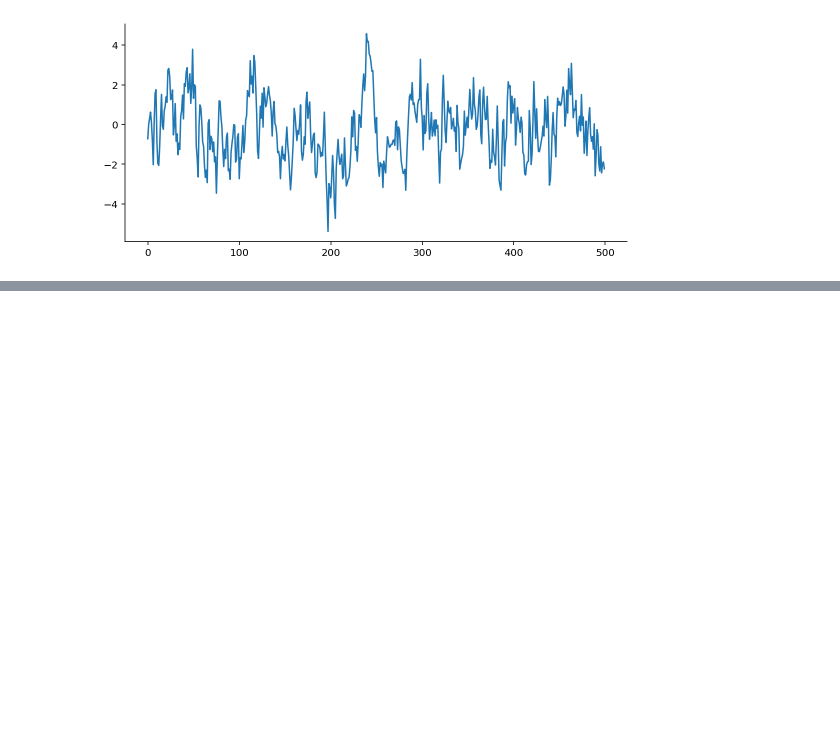
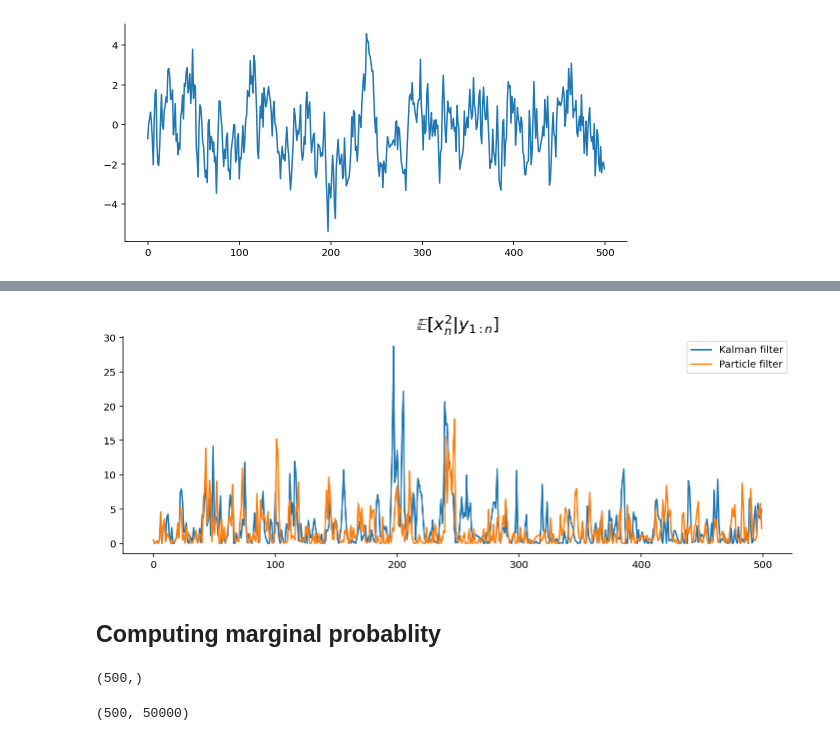
Before and after one commit to gerdm/misc, a Jupyter notebook: 2022-04/advanced-computational-methods.ipynb, the cells around one changed output, grey strips where cells are left out. Saved outputs shown, nothing was run; the diff lists cells and outputs as text; code cells hidden in the pictures; blank space fills up the shorter version.

```diff
--- a/2022-04/advanced-computational-methods.ipynb
+++ b/2022-04/advanced-computational-methods.ipynb
@@ -188,0 +237,21 @@ plt.tight_layout()
+# %%
+expected_value_squared_smc = jnp.einsum("tn,tn->t", smc_res["particles"] ** 2, smc_res["weights"]).block_until_ready()
+expected_value_squared_kf = covariance_kf + expected_value_kf ** 2
+# %%
+fig, ax = plt.subplots(figsize=(12, 4))
+ax.plot(expected_value_squared_kf, label="Kalman filter")
+ax.plot(expected_value_squared_smc, label="Particle filter")
+ax.legend()
+plt.title(r"$\mathbb{E}[x_n^2 \vert y_{1:n}]$", fontsize=17);
+# %% [output]
+[figure, added]
+# %% [markdown]
+## Computing marginal probablity
+# %%
+hist["y"].shape
+# %% [output]
+(500,)
+# %%
+smc_res["particles"]
+# %% [output]
+(500, 50000)
```
Also changed, not shown: parts of 30 cells of this notebook.
